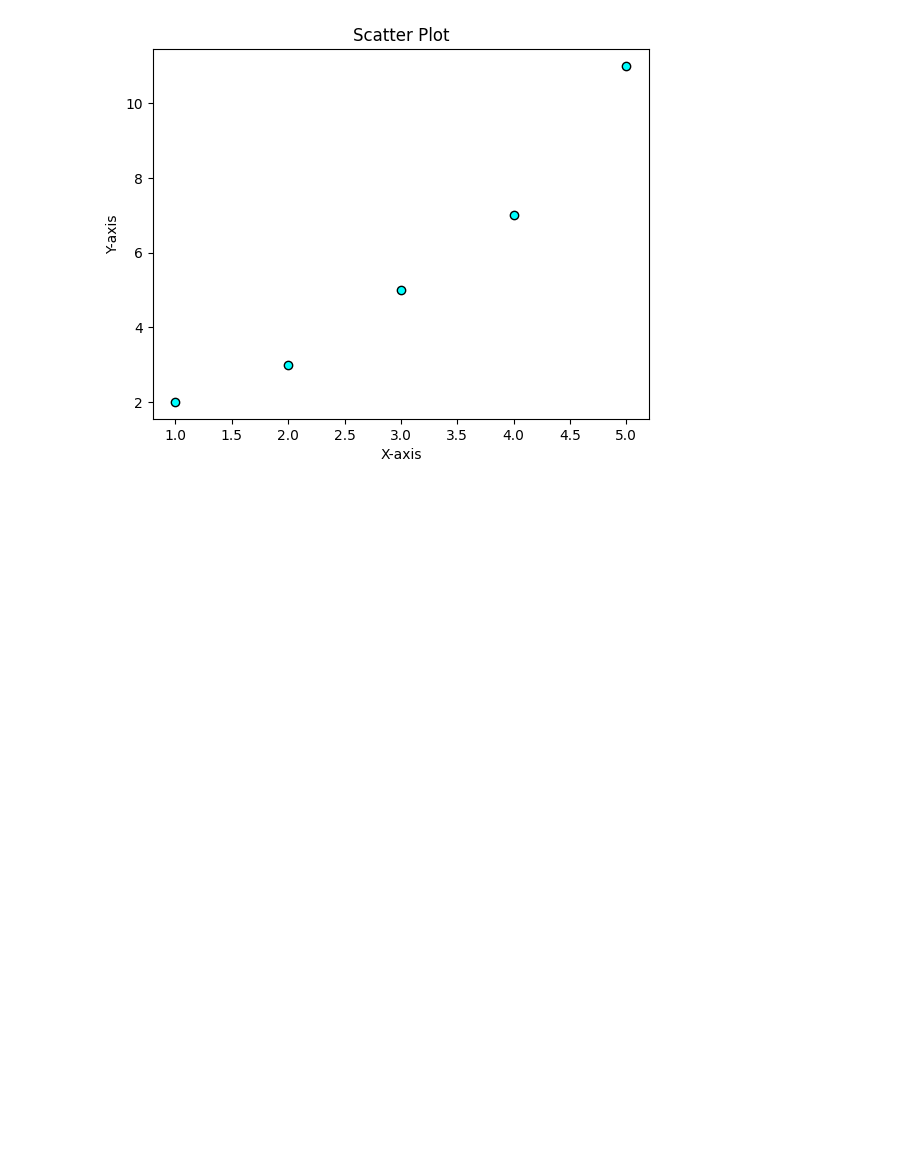
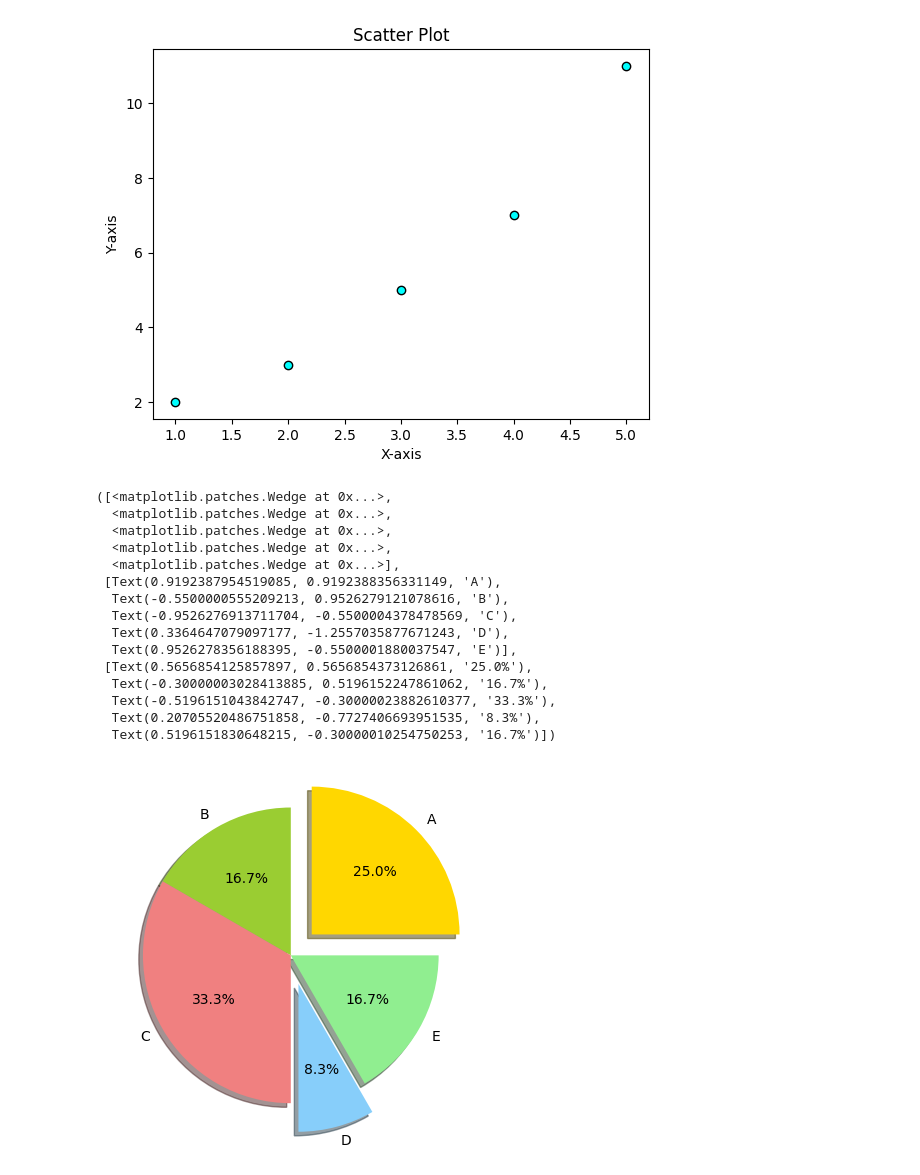
Before and after one commit to Abhishek05-03/data-analyst, a Jupyter notebook: python/matplotlib.ipynb, the cells around one changed output. Saved outputs shown, nothing was run; the diff lists cells and outputs as text; code cells hidden in the pictures; blank space fills up the shorter version.

```diff
--- a/python/matplotlib.ipynb
+++ b/python/matplotlib.ipynb
@@ -119,3 +119,30 @@ plt.title("Scatter Plot")
 plt.show()
 # %% [output]
 [figure]
+# %%
+# pie Chart
+import matplotlib.pyplot as plt
+labels = ['A','B' ,'C' ,'D', "E"]
+sizes= [30,20,40,10,20]
+colors =["gold" , "yellowgreen" , "lightcoral", "lightskyblue" ,"lightgreen"]
+explode=(0.2,0,0,0.2,0)
+
+# create pie chart
+plt.pie(sizes ,  colors=colors, explode=explode,labels=labels,autopct="%1.1f%%",shadow=True)
+# %% [output]
+([<matplotlib.patches.Wedge at 0x...>,
+  <matplotlib.patches.Wedge at 0x...>,
+  <matplotlib.patches.Wedge at 0x...>,
+  <matplotlib.patches.Wedge at 0x...>,
+  <matplotlib.patches.Wedge at 0x...>],
+ [Text(0.9192387954519085, 0.9192388356331149, 'A'),
+  Text(-0.5500000555209213, 0.9526279121078616, 'B'),
+  Text(-0.9526276913711704, -0.5500004378478569, 'C'),
+  Text(0.3364647079097177, -1.2557035877671243, 'D'),
+  Text(0.9526278356188395, -0.5500001880037547, 'E')],
+ [Text(0.5656854125857897, 0.5656854373126861, '25.0%'),
+  Text(-0.30000003028413885, 0.5196152247861062, '16.7%'),
+  Text(-0.5196151043842747, -0.30000023882610377, '33.3%'),
+  Text(0.20705520486751858, -0.7727406693951535, '8.3%'),
+  Text(0.5196151830648215, -0.30000010254750253, '16.7%')])
+[figure, added]
```
Also changed, not shown: parts of 4 cells of this notebook.
